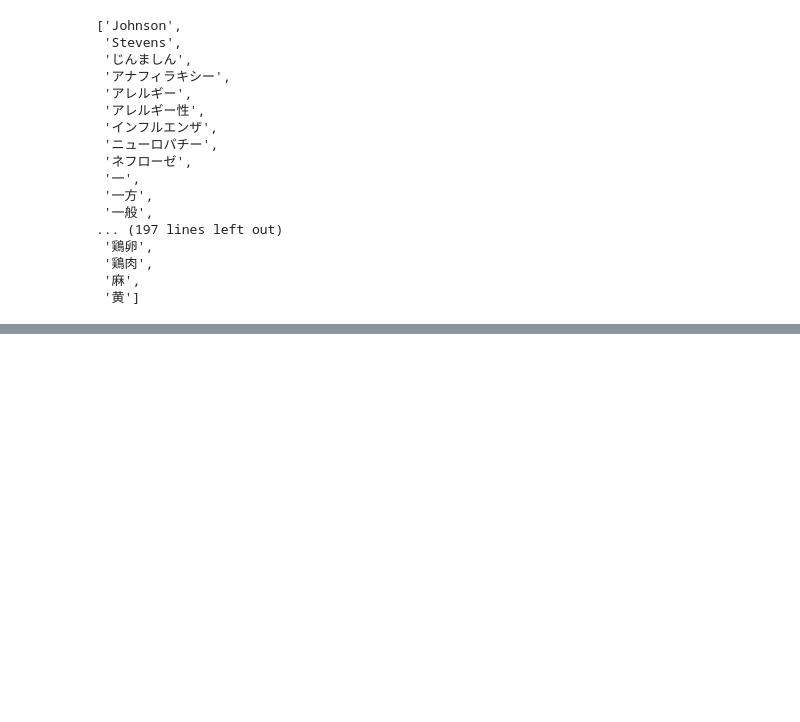
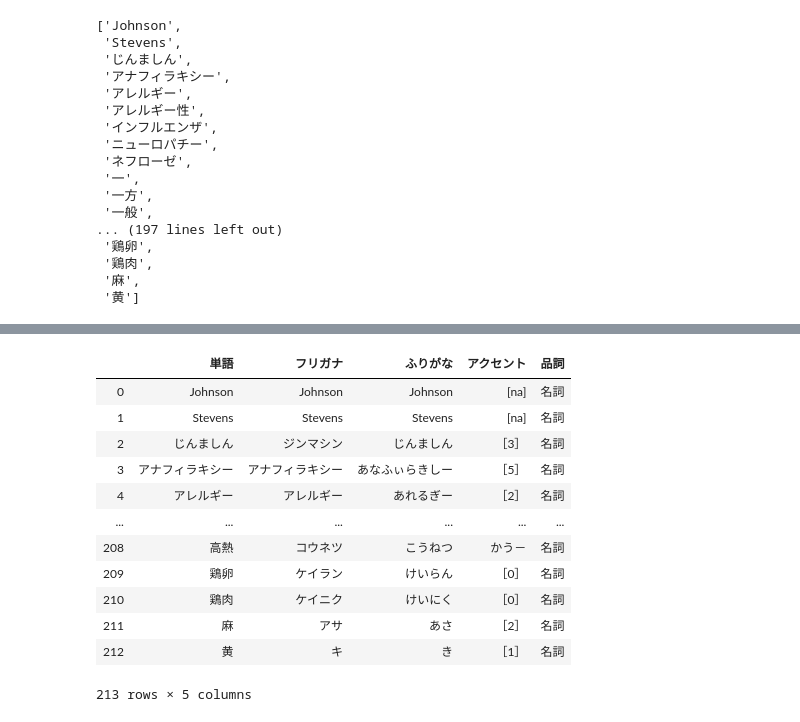
Before and after one commit to raylauxes/Japanese-Vocabulary-Generator, a Jupyter notebook: jp_vocab_generator.ipynb, the cells around one changed output, grey strips where cells are left out. Cells and saved outputs as stored; diff of their text form; code cells hidden in the pictures; blank space fills up the shorter version.

```diff
--- a/jp_vocab_generator.ipynb
+++ b/jp_vocab_generator.ipynb
@@ -62,0 +218,29 @@ def mecab_parse(file_in):
+# %%
+#CREATE A KATAKANA-HIRAGANA DICTIONARY
+
+str_hira = "あいうえおぁぃぅぇぉかきくけこがぎぐげごさしすせそざじずぜぞたちつてとっだぢづでどなにぬねのはひふへほばびぶべぼぱぴぷぺぽまみむめもやゆよゃゅょらりるれろわをん"
+str_kata = "アイウエオァィゥェォカキクケコガギグゲゴサシスセソザジズゼゾタチツテトッダヂヅデドナニヌネノハヒフヘホバビブベボパピプペポマミムメモヤユヨャュョラリルレロワヲン"
+
+list_hira = []
+for i in str_hira:
+    list_hira.append(i)
+
+list_kata = []
+for i in str_kata:
+    list_kata.append(i)
+
+dic_kata_to_hira = {}
+for i in np.arange(len(list_kata)):
+        dic_kata_to_hira.update({list_kata[i]:list_hira[i]})
+
+
+def kata_to_hira(word):
+    new_word = ""
+
+    for index, char in enumerate(word):
+        if char in dic_kata_to_hira.keys():
+            new_word += dic_kata_to_hira[char]
+        else:
+            new_word += char
+
+    return new_word
@@ -167,0 +319,24 @@ NameError: name 'test' is not defined
+# %%
+dic_result_completed = dic_result[:]
+for i in np.arange(len(dic_result), len(list_of_words)):
+        dic_result_completed.append("na")
+
+dic_result_completed
+
+new_result = result[:]
+new_result.insert(3, "アクセント", dic_result_completed)
+new_result
+# %% [output]
+|  | 単語 | フリガナ | ふりがな | アクセント | 品詞 |
+| 0 | Johnson | Johnson | Johnson | [na] | 名詞 |
+| 1 | Stevens | Stevens | Stevens | [na] | 名詞 |
+| 2 | じんましん | ジンマシン | じんましん | ［3］ | 名詞 |
+| 3 | アナフィラキシー | アナフィラキシー | あなふぃらきしー | ［5］ | 名詞 |
+| 4 | アレルギー | アレルギー | あれるぎー | ［2］ | 名詞 |
+| ... | ... | ... | ... | ... | ... |
+| 208 | 高熱 | コウネツ | こうねつ | かう－ | 名詞 |
+| 209 | 鶏卵 | ケイラン | けいらん | ［0］ | 名詞 |
+| 210 | 鶏肉 | ケイニク | けいにく | ［0］ | 名詞 |
+| 211 | 麻 | アサ | あさ | ［2］ | 名詞 |
+| 212 | 黄 | キ | き | ［1］ | 名詞 |
+213 rows × 5 columns
```
Also changed, not shown: parts of 16 cells of this notebook.
